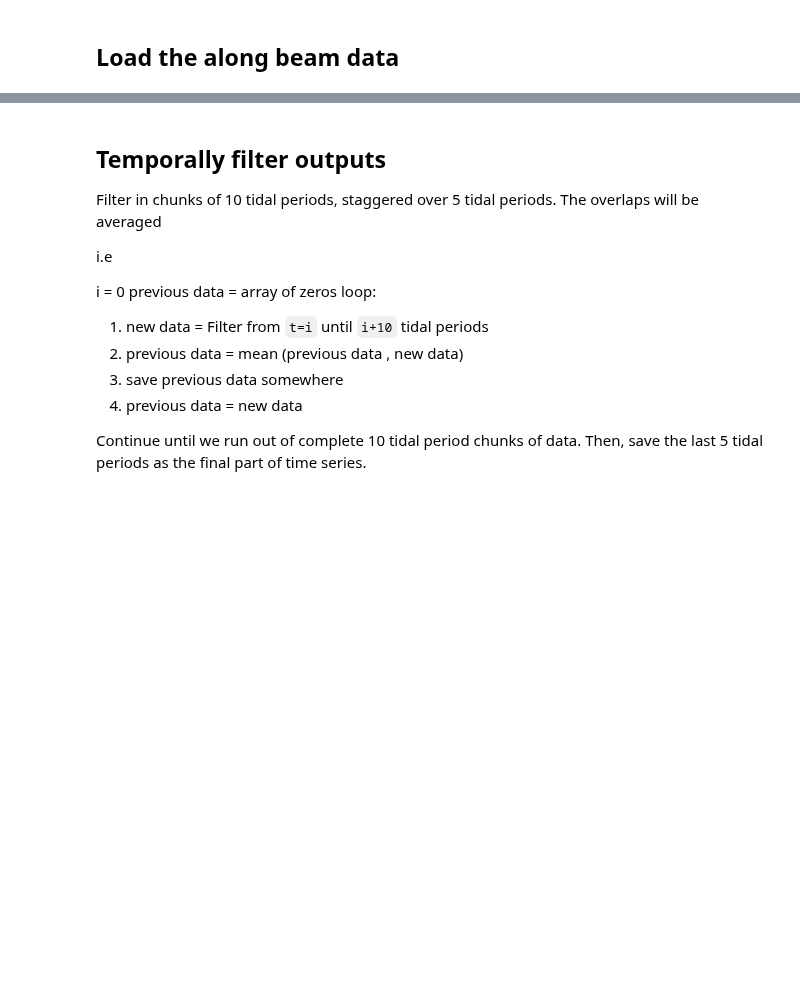
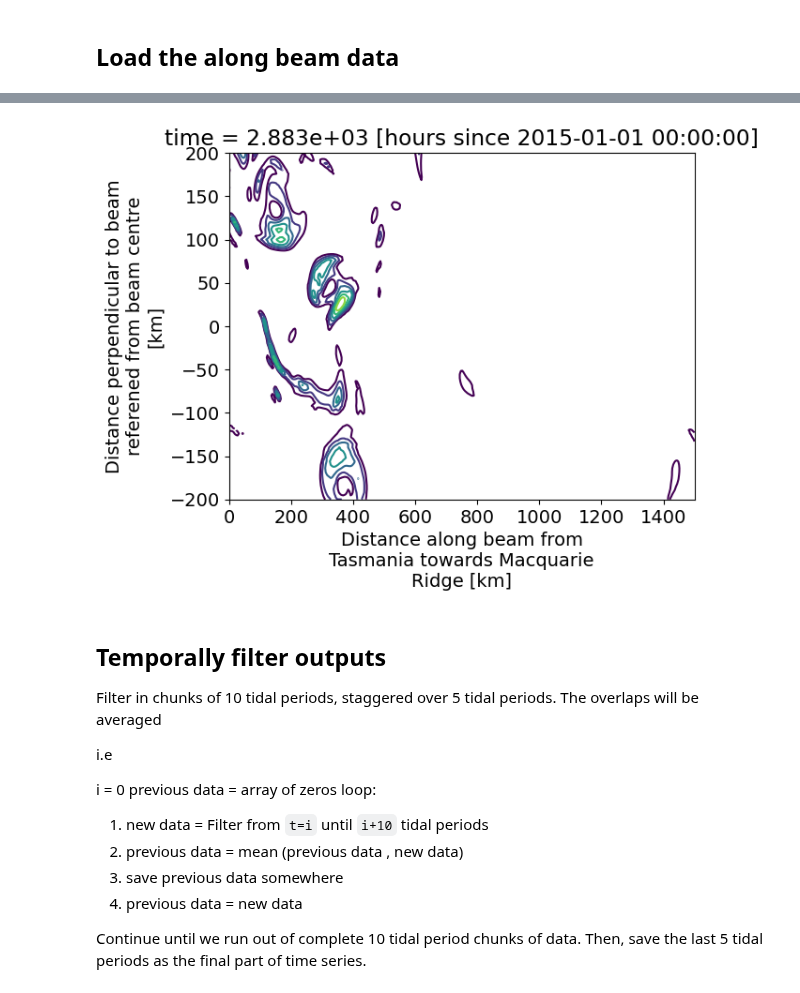
Before and after one commit to ashjbarnes/tasman-tides, a Jupyter notebook: notebooks/analysis/draft horizontal flux.ipynb, the cells around one changed output, grey strips where cells are left out. Drawn from its saved outputs; the diff is of its cells as text; code cells hidden in the pictures; blank space fills up the shorter version.

```diff
--- a/notebooks/analysis/draft horizontal flux.ipynb
+++ b/notebooks/analysis/draft horizontal flux.ipynb
@@ -27,3 +41,11 @@ bathy = e.isel(time = 0,rho2_i = -1)
+# %%
+%matplotlib inline
+plt.clf()
+hef =
+speed.isel(time = 0).plot.contour(vmin = 0.5)
+plt.show()
+# %% [output]
+[figure, added]
 # %% [markdown]
 ## Temporally filter outputs
 
```
Also changed, not shown: parts of 6 cells of this notebook.
